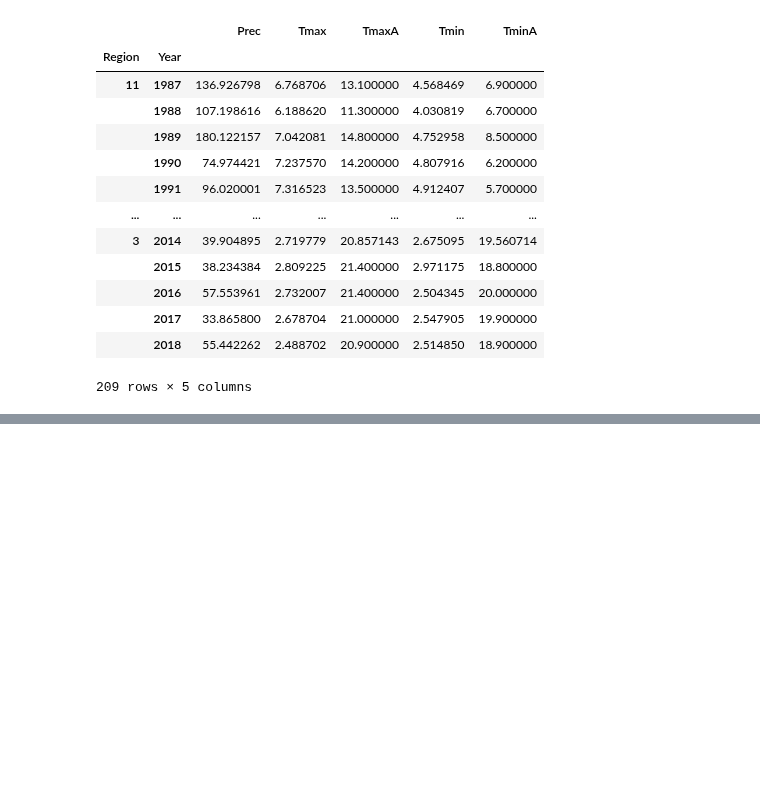
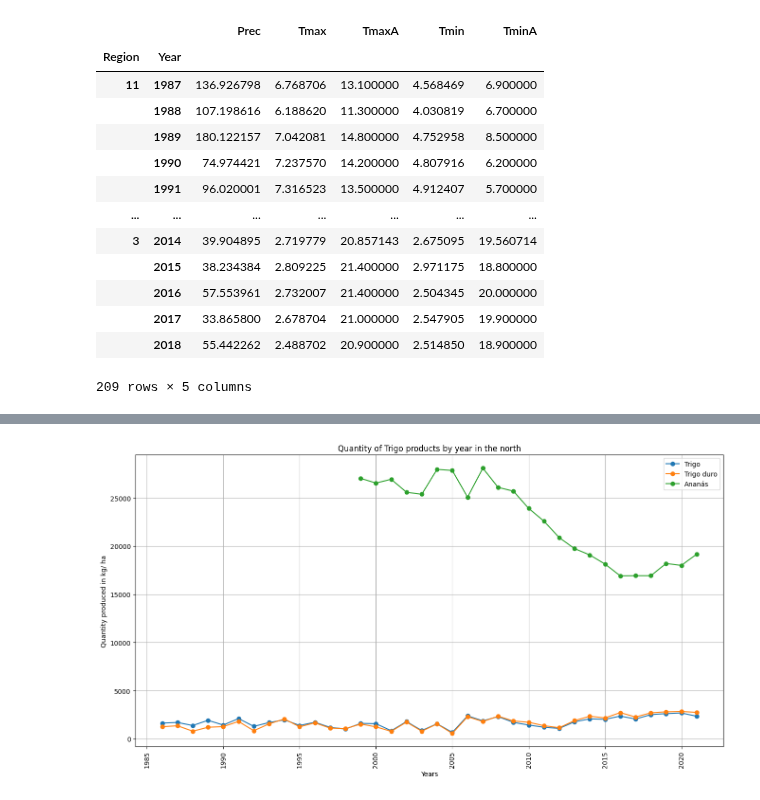
Before and after one commit to JoaoAnt42/FAA_TitanicSpace, a Jupyter notebook: FCD.ipynb, the cells around one changed output, grey strips where cells are left out. Cells and saved outputs as stored; diff of their text form; code cells hidden in the pictures; blank space fills up the shorter version.

Commit message:
1st graph

```diff
--- a/FCD.ipynb
+++ b/FCD.ipynb
@@ -379,0 +397,16 @@ meteo
+# %%
+filter_col = ["Trigo", "Trigo duro", "Ananás"]
+# %%
+year = range(1986, 2022)
+data_norte_trigo = {
+}
+for k_col, col in enumerate(filter_col):
+    if col not in data_norte_trigo:
+        data_norte_trigo[col] = []
+    for elem in data[col]["PT"]:
+        data_norte_trigo[col].append(elem)
+    #     # if k_col == 0:
+    #     #     data_norte_trigo["year"].append(elem[0])
+    # # region_year = col.index
+    # # if region_year[1] not in data_norte_trigo["year"]:
+    # #     data_norte_trigo["year"].append(region_year[1])
@@ -379,0 +433,17 @@ meteo
+# %%
+# for key in filter_col:
+#     plt.plot(year, data_norte_trigo[key])
+
+
+plt.figure(figsize=(16, 8))
+for key in data_norte_trigo:
+    plt.plot(year, data_norte_trigo[key], label=key, marker="o")
+plt.grid()
+plt.title("Quantity of Trigo products by year in the north")
+plt.xlabel("Years")
+plt.ylabel("Quantity produced in kg/ ha")
+plt.legend()
+plt.xticks(rotation="vertical")
+plt.show()
+# %% [output]
+[figure, added]
```
Also changed, not shown: parts of 2 cells of this notebook, 1 other file.
